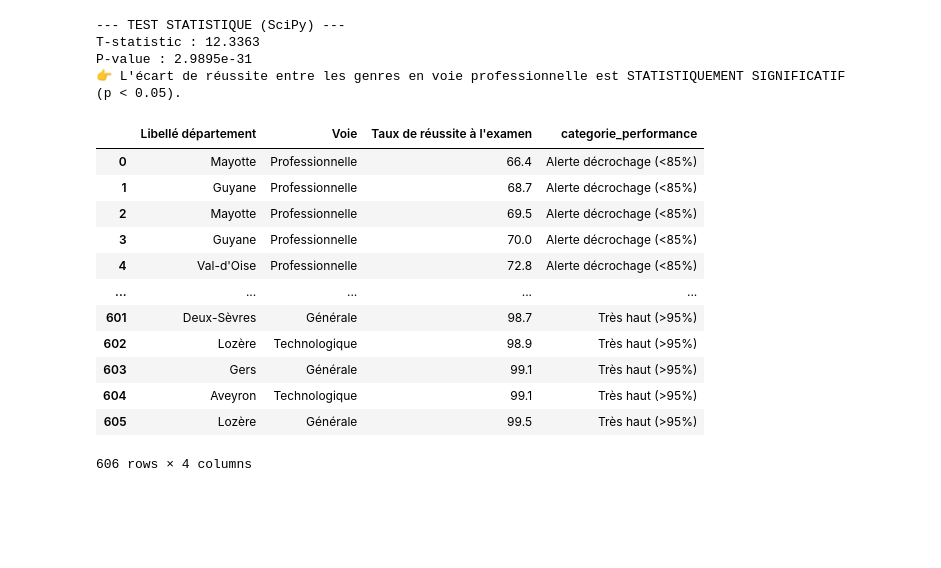
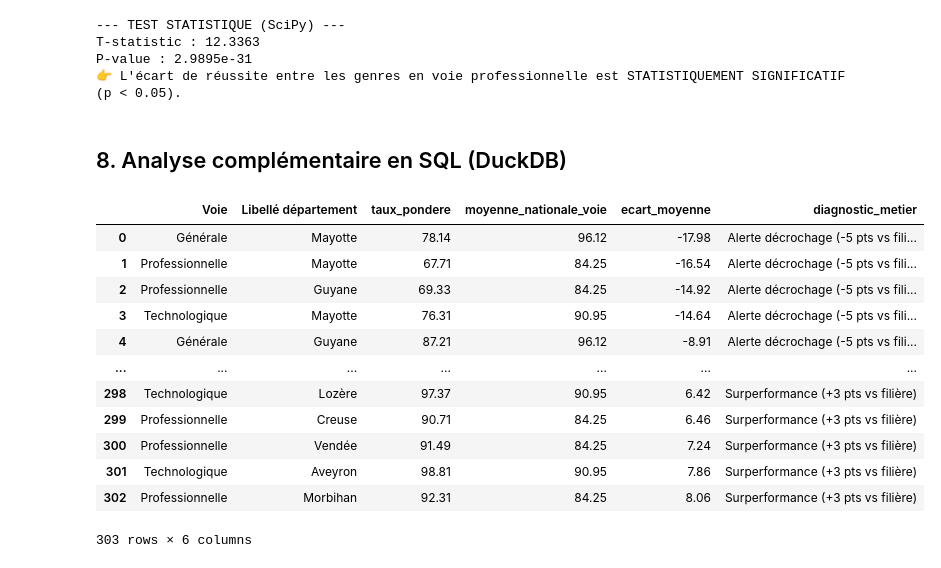
Before and after one commit to WarletAnthony/Analyse-du-taux-de-reussite-au-Baccalaureat, a Jupyter notebook: analyse_baccalaureat_departement.ipynb, the cells around one changed output. Cells and saved outputs as stored; diff of their text form; code cells hidden in the pictures; blank space fills up the shorter version.

```diff
--- a/analyse_baccalaureat_departement.ipynb
+++ b/analyse_baccalaureat_departement.ipynb
@@ -284,35 +263,49 @@ else:
 T-statistic : 12.3363
 P-value : 2.9895e-31
 👉 L'écart de réussite entre les genres en voie professionnelle est STATISTIQUEMENT SIGNIFICATIF (p < 0.05).
+# %% [markdown]
+## 8. Analyse complémentaire en SQL (DuckDB)
 # %%
 import duckdb
 
-classement_departements = duckdb.query("""
-SELECT
-    "Libellé département",
-    "Voie",
-    "Taux de réussite à l'examen",
-    CASE
-        WHEN "Taux de réussite à l'examen" >= 95 THEN 'Très haut (>95%)'
-        WHEN "Taux de réussite à l'examen" >= 85 THEN 'Standard (85-95%)'
-        ELSE 'Alerte décrochage (<85%)'
-    END AS categorie_performance
-FROM df
-WHERE "Session" = 2024
-ORDER BY "Taux de réussite à l'examen" ASC;""").to_df()
+# Requête SQL avec fonction de fenêtrage (Window Function) pour comparer chaque département à la moyenne de sa voie
+analyse_sql = duckdb.query("""
+    WITH stats_dept AS (
+        SELECT
+            "Voie",
+            "Libellé département",
+            ROUND(SUM("Nombre d'admis à l'examen") * 100.0 / SUM("Nombre de présents à l'examen"), 2) AS taux_pondere
+        FROM df
+        WHERE "Session" = 2024
+        GROUP BY "Voie", "Libellé département"
+    )
+    SELECT
+        "Voie",
+        "Libellé département",
+        taux_pondere,
+        ROUND(AVG(taux_pondere) OVER (PARTITION BY "Voie"), 2) AS moyenne_nationale_voie,
+        ROUND(taux_pondere - AVG(taux_pondere) OVER (PARTITION BY "Voie"), 2) AS ecart_moyenne,
+        CASE
+            WHEN taux_pondere - AVG(taux_pondere) OVER (PARTITION BY "Voie") < -5 THEN 'Alerte décrochage (-5 pts vs filière)'
+            WHEN taux_pondere - AVG(taux_pondere) OVER (PARTITION BY "Voie") > 3 THEN 'Surperformance (+3 pts vs filière)'
+            ELSE 'Dans la norme de la filière'
+        END AS diagnostic_metier
+    FROM stats_dept
+    ORDER BY diagnostic_metier ASC, ecart_moyenne ASC
+""").to_df()
 
-classement_departements
+analyse_sql
 # %% [output]
-|  | Libellé département | Voie | Taux de réussite à l'examen | categorie_performance |
-| 0 | Mayotte | Professionnelle | 66.4 | Alerte décrochage (<85%) |
-| 1 | Guyane | Professionnelle | 68.7 | Alerte décrochage (<85%) |
-| 2 | Mayotte | Professionnelle | 69.5 | Alerte décrochage (<85%) |
-| 3 | Guyane | Professionnelle | 70.0 | Alerte décrochage (<85%) |
-| 4 | Val-d'Oise | Professionnelle | 72.8 | Alerte décrochage (<85%) |
-| ... | ... | ... | ... | ... |
-| 601 | Deux-Sèvres | Générale | 98.7 | Très haut (>95%) |
-| 602 | Lozère | Technologique | 98.9 | Très haut (>95%) |
-| 603 | Gers | Générale | 99.1 | Très haut (>95%) |
-| 604 | Aveyron | Technologique | 99.1 | Très haut (>95%) |
-| 605 | Lozère | Générale | 99.5 | Très haut (>95%) |
+|  | Voie | Libellé département | taux_pondere | moyenne_nationale_voie | ecart_moyenne | diagnostic_metier |
+| 0 | Générale | Mayotte | 78.14 | 96.12 | -17.98 | Alerte décrochage (-5 pts vs fili... |
+| 1 | Professionnelle | Mayotte | 67.71 | 84.25 | -16.54 | Alerte décrochage (-5 pts vs fili... |
+| 2 | Professionnelle | Guyane | 69.33 | 84.25 | -14.92 | Alerte décrochage (-5 pts vs fili... |
+| 3 | Technologique | Mayotte | 76.31 | 90.95 | -14.64 | Alerte décrochage (-5 pts vs fili... |
+| 4 | Générale | Guyane | 87.21 | 96.12 | -8.91 | Alerte décrochage (-5 pts vs fili... |
+| ... | ... | ... | ... | ... | ... | ... |
+| 298 | Technologique | Lozère | 97.37 | 90.95 | 6.42 | Surperformance (+3 pts vs filière) |
+| 299 | Professionnelle | Creuse | 90.71 | 84.25 | 6.46 | Surperformance (+3 pts vs filière) |
+| 300 | Professionnelle | Vendée | 91.49 | 84.25 | 7.24 | Surperformance (+3 pts vs filière) |
+| 301 | Technologique | Aveyron | 98.81 | 90.95 | 7.86 | Surperformance (+3 pts vs filière) |
+| 302 | Professionnelle | Morbihan | 92.31 | 84.25 | 8.06 | Surperformance (+3 pts vs filière) |
-606 rows × 4 columns
+303 rows × 6 columns
```
Also changed, not shown: parts of 3 cells of this notebook.
